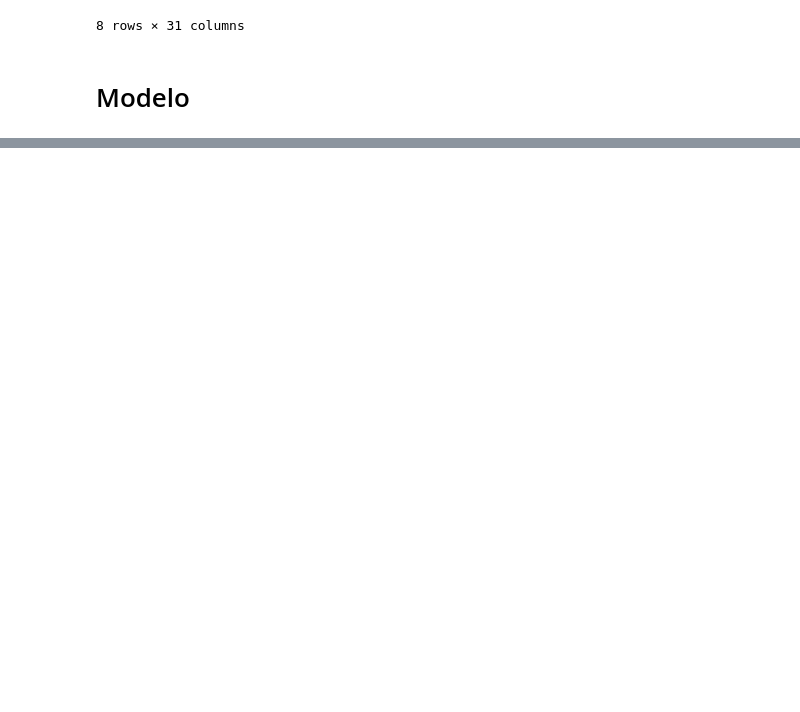
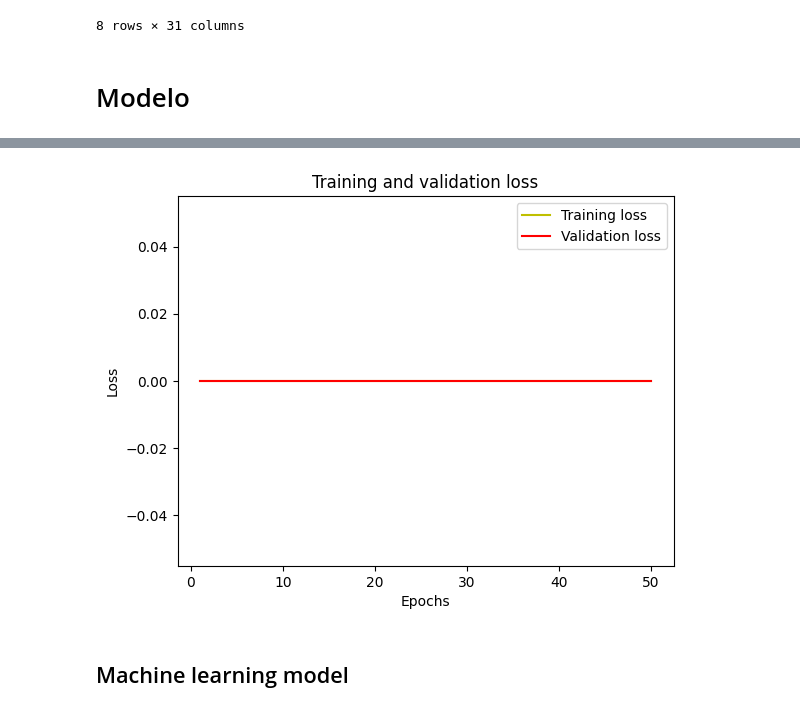
Before and after one commit to pcorner10/prep_2023, a Jupyter notebook: model.ipynb, the cells around one changed output, grey strips where cells are left out. Drawn from its saved outputs; the diff is of its cells as text; code cells hidden in the pictures; blank space fills up the shorter version.

```diff
--- a/model.ipynb
+++ b/model.ipynb
@@ -148,0 +216,27 @@ from sklearn.model_selection import train_test_split
+# %%
+# Convertir la variable dependiente en variables dummy
+y = to_categorical(y)
+# %%
+# Dividir los datos en conjuntos de entrenamiento y prueba
+X_train, X_test, y_train, y_test = train_test_split(
+  X, y, test_size=0.2, random_state=42)
+# %%
+# Crear un modelo secuencial
+model = Sequential()
+
+# Añadir capas densas con funciones de activación ReLU y dropout para evitar el sobreajuste
+model.add(Dense(64, input_dim=X_train.shape[1], activation='relu'))
+model.add(Dropout(0.5))
+model.add(Dense(32, activation='relu'))
+model.add(Dropout(0.5))
+model.add(Dense(16, activation='relu'))
+model.add(Dropout(0.5))
+
+# Añadir una capa densa final con función de activación Softmax para la clasificación
+model.add(Dense(y_train.shape[1], activation='softmax'))
+
+# Compilar el modelo con la función de pérdida de entropía cruzada y el optimizador Adam
+model.compile(loss='categorical_crossentropy', optimizer='adam', metrics=['accuracy'])
+# %%
+# Entrenar el modelo con los datos de entrenamiento
+history = model.fit(X_train, y_train, epochs=50, batch_size=32, validation_data=(X_test, y_test))
@@ -148,0 +261,16 @@ from sklearn.model_selection import train_test_split
+# %%
+loss = history.history['loss']
+val_loss = history.history['val_loss']
+epochs = range(1, len(loss) + 1)
+plt.plot(epochs, loss, 'y', label='Training loss')
+plt.plot(epochs, val_loss, 'r', label='Validation loss')
+plt.title('Training and validation loss')
+plt.xlabel('Epochs')
+plt.ylabel('Loss')
+plt.legend()
+plt.savefig("training_validation.png", dpi = 300)
+plt.show()
+# %% [output]
+[figure, added]
+# %% [markdown]
+## Machine learning model
```
Also changed, not shown: parts of 24 cells of this notebook, 1 other file.
